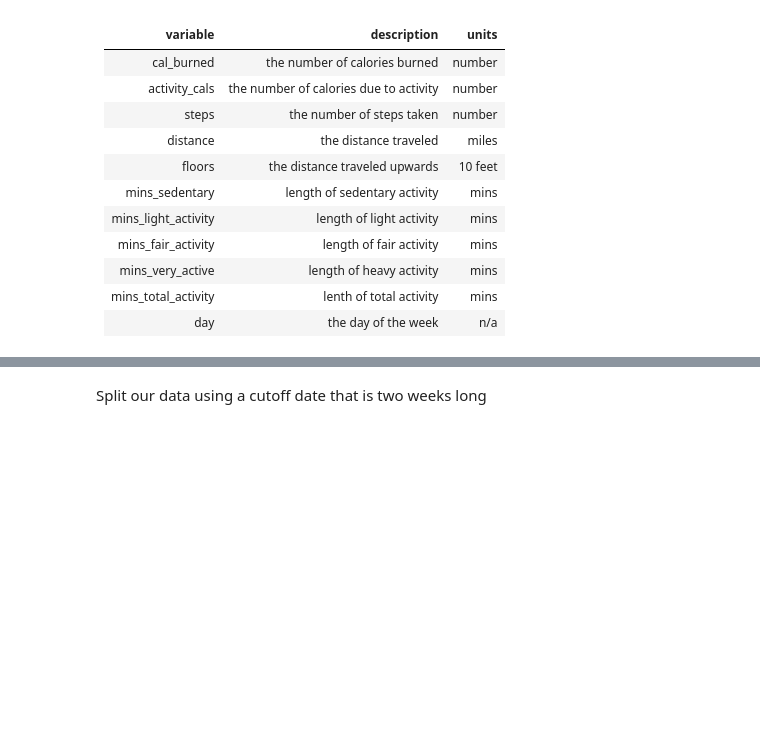
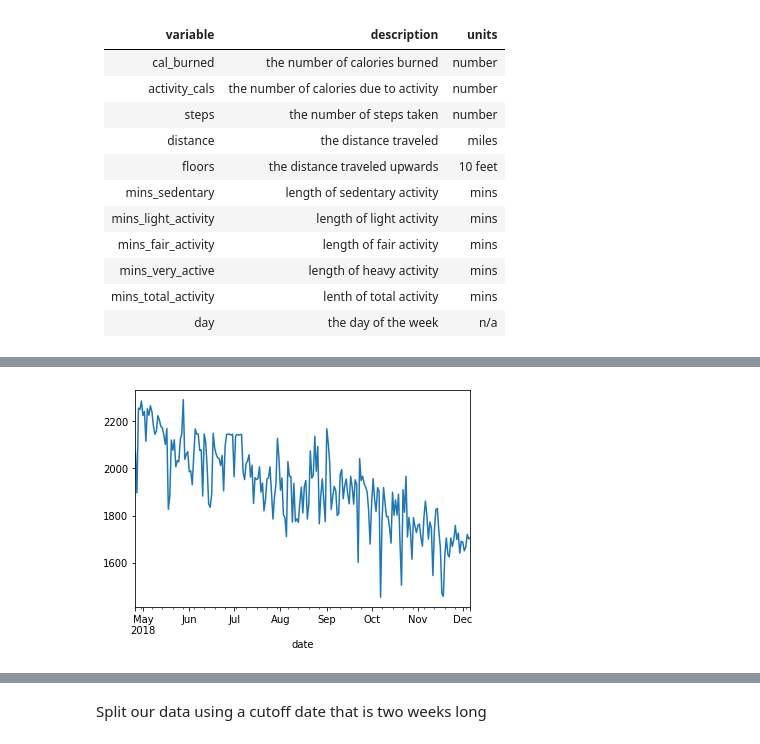
Before and after one commit to Dom-Misty/fit_bit_project, a Jupyter notebook: fitbit-pipeline.ipynb, the cells around one changed output, grey strips where cells are left out. Cells and saved outputs as stored; diff of their text form; code cells hidden in the pictures; blank space fills up the shorter version.

```diff
--- a/fitbit-pipeline.ipynb
+++ b/fitbit-pipeline.ipynb
@@ -167,0 +262,5 @@ memory usage: 31.1+ KB
+# %%
+(df.cal_burned - df.activity_cals).plot()
+plt.show()
+# %% [output]
+[figure, added]
```
Also changed, not shown: parts of 52 cells of this notebook.
